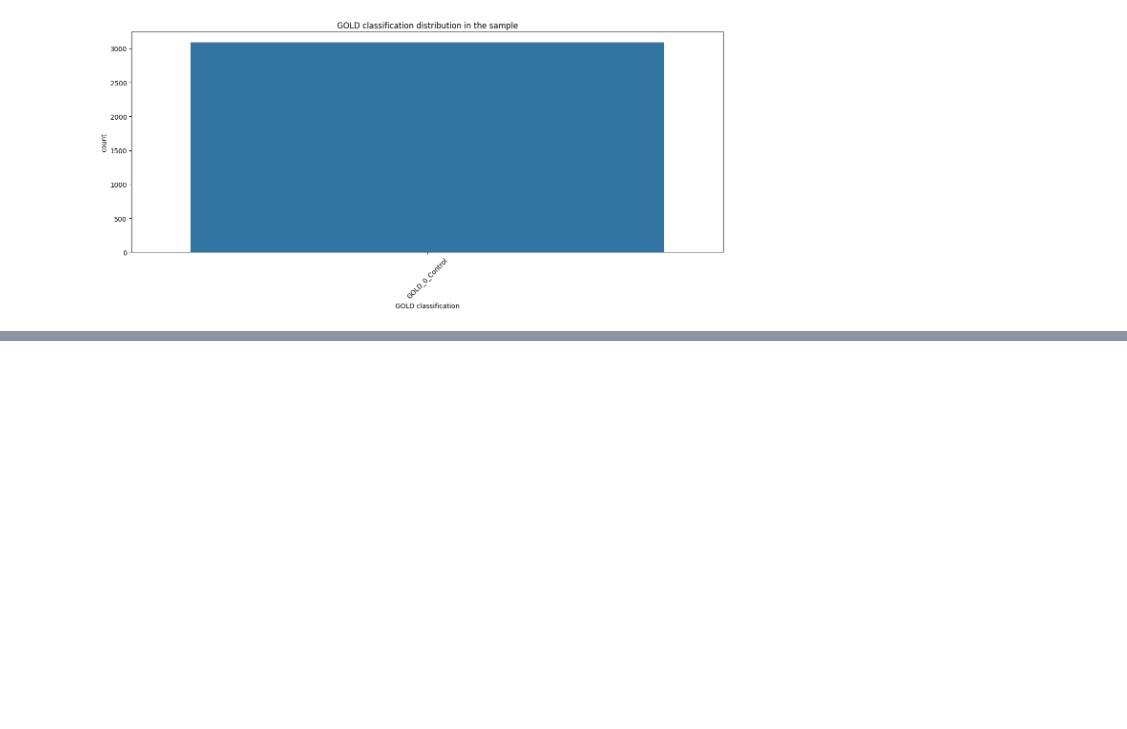
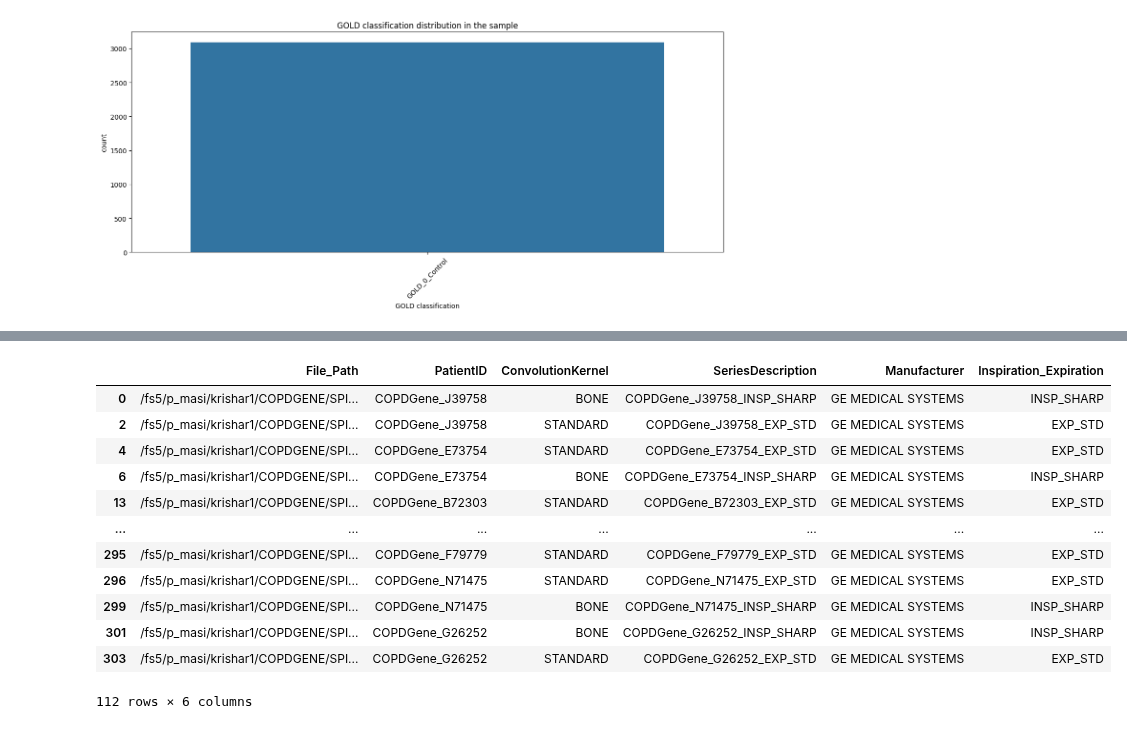
Before and after one commit to MASILab/Inhale_Exhale_CT, a Jupyter notebook: make_data/SPIE_data/samplecontrols.ipynb, the cells around one changed output, grey strips where cells are left out. Cells and saved outputs as stored; diff of their text form; code cells hidden in the pictures; blank space fills up the shorter version.

```diff
--- a/make_data/SPIE_data/samplecontrols.ipynb
+++ b/make_data/SPIE_data/samplecontrols.ipynb
@@ -179,0 +219,19 @@ def get_inspiratory_expiratory_GEkernels():
+# %%
+grouped = copd_bone_standard.groupby('PatientID')
+grouped
+filtered = grouped.filter(lambda x: all(scan in x['Inspiration_Expiration'].values for scan in ['INSP_SHARP', 'EXP_STD']))
+filtered
+# %% [output]
+|  | File_Path | PatientID | ConvolutionKernel | SeriesDescription | Manufacturer | Inspiration_Expiration |
+| 0 | /fs5/p_masi/krishar1/COPDGENE/SPI... | COPDGene_J39758 | BONE | COPDGene_J39758_INSP_SHARP | GE MEDICAL SYSTEMS | INSP_SHARP |
+| 2 | /fs5/p_masi/krishar1/COPDGENE/SPI... | COPDGene_J39758 | STANDARD | COPDGene_J39758_EXP_STD | GE MEDICAL SYSTEMS | EXP_STD |
+| 4 | /fs5/p_masi/krishar1/COPDGENE/SPI... | COPDGene_E73754 | STANDARD | COPDGene_E73754_EXP_STD | GE MEDICAL SYSTEMS | EXP_STD |
+| 6 | /fs5/p_masi/krishar1/COPDGENE/SPI... | COPDGene_E73754 | BONE | COPDGene_E73754_INSP_SHARP | GE MEDICAL SYSTEMS | INSP_SHARP |
+| 13 | /fs5/p_masi/krishar1/COPDGENE/SPI... | COPDGene_B72303 | STANDARD | COPDGene_B72303_EXP_STD | GE MEDICAL SYSTEMS | EXP_STD |
+| ... | ... | ... | ... | ... | ... | ... |
+| 295 | /fs5/p_masi/krishar1/COPDGENE/SPI... | COPDGene_F79779 | STANDARD | COPDGene_F79779_EXP_STD | GE MEDICAL SYSTEMS | EXP_STD |
+| 296 | /fs5/p_masi/krishar1/COPDGENE/SPI... | COPDGene_N71475 | STANDARD | COPDGene_N71475_EXP_STD | GE MEDICAL SYSTEMS | EXP_STD |
+| 299 | /fs5/p_masi/krishar1/COPDGENE/SPI... | COPDGene_N71475 | BONE | COPDGene_N71475_INSP_SHARP | GE MEDICAL SYSTEMS | INSP_SHARP |
+| 301 | /fs5/p_masi/krishar1/COPDGENE/SPI... | COPDGene_G26252 | BONE | COPDGene_G26252_INSP_SHARP | GE MEDICAL SYSTEMS | INSP_SHARP |
+| 303 | /fs5/p_masi/krishar1/COPDGENE/SPI... | COPDGene_G26252 | STANDARD | COPDGene_G26252_EXP_STD | GE MEDICAL SYSTEMS | EXP_STD |
+112 rows × 6 columns
```
Also changed, not shown: parts of 11 cells of this notebook.
